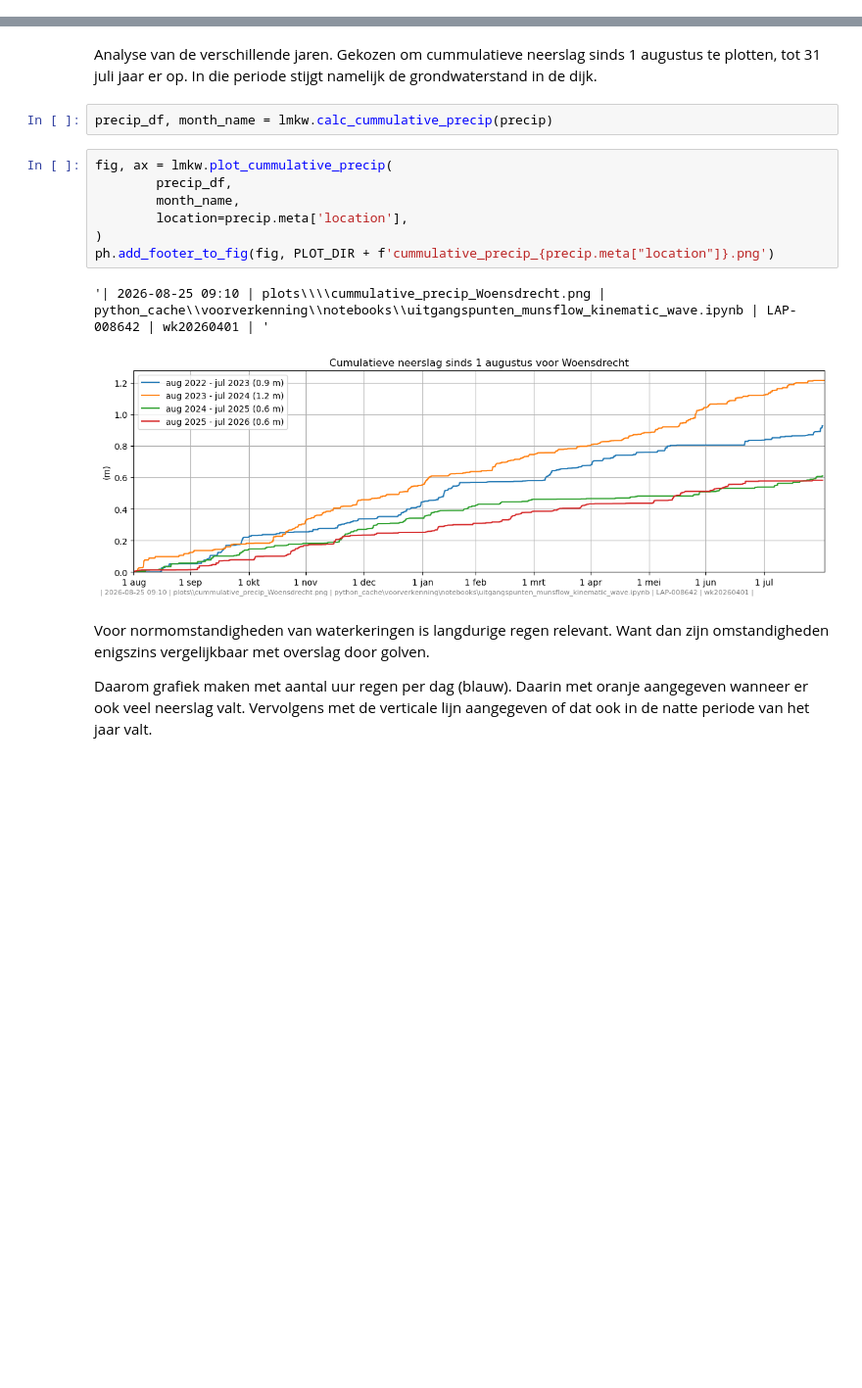
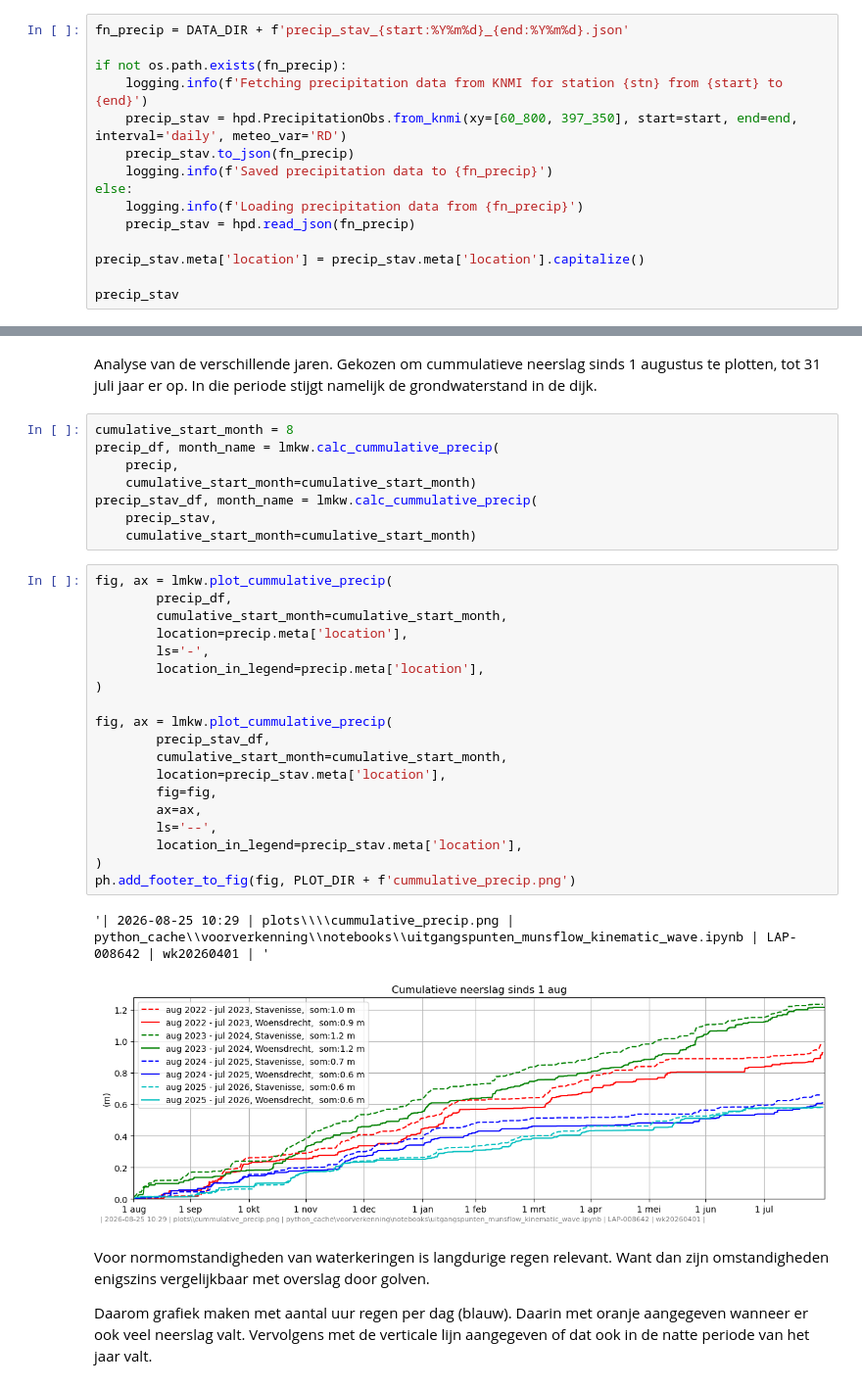
Before and after one commit to scheldestromen/voorverkenning, a Jupyter notebook: notebooks/uitgangspunten_munsflow_kinematic_wave.ipynb, the cells around one changed output, grey strips where cells are left out. Shown at 98% size. Cells and saved outputs as stored; diff of their text form; blank space fills up the shorter version.

Commit message:
precip

```diff
--- a/notebooks/uitgangspunten_munsflow_kinematic_wave.ipynb
+++ b/notebooks/uitgangspunten_munsflow_kinematic_wave.ipynb
@@ -60,3 +60,18 @@ precip.plot(figsize=(12, 4), title=f"Hourly precipitation at KNMI station {preci
 # %% [output]
 <Axes: title={'center': 'Hourly precipitation at KNMI station Woensdrecht\nUursom van de neerslag (in m) (0 voor <0.05mm) '}>
 [figure]
+# %%
+fn_precip = DATA_DIR + f'precip_stav_{start:%Y%m%d}_{end:%Y%m%d}.json'
+
+if not os.path.exists(fn_precip):
+    logging.info(f'Fetching precipitation data from KNMI for station {stn} from {start} to {end}')
+    precip_stav = hpd.PrecipitationObs.from_knmi(xy=[60_800, 397_350], start=start, end=end, interval='daily', meteo_var='RD')
+    precip_stav.to_json(fn_precip)
+    logging.info(f'Saved precipitation data to {fn_precip}')
+else:
+    logging.info(f'Loading precipitation data from {fn_precip}')
+    precip_stav = hpd.read_json(fn_precip)
+
+precip_stav.meta['location'] = precip_stav.meta['location'].capitalize()
+
+precip_stav
@@ -126,17 +166,35 @@ df_profiles.loc[:, ['dp'] + df_profiles.columns[df_profiles.columns.str.contains
 # %% [markdown]
 Analyse van de verschillende jaren. Gekozen om cummulatieve neerslag sinds 1 augustus te plotten, tot 31 juli jaar er op. In die periode stijgt namelijk de grondwaterstand in de dijk.
 # %%
-precip_df, month_name = lmkw.calc_cummulative_precip(precip)
+cumulative_start_month = 8
+precip_df, month_name = lmkw.calc_cummulative_precip(
+    precip,
+    cumulative_start_month=cumulative_start_month)
+precip_stav_df, month_name = lmkw.calc_cummulative_precip(
+    precip_stav,
+    cumulative_start_month=cumulative_start_month)
 # %%
 fig, ax = lmkw.plot_cummulative_precip(
         precip_df,
-        month_name,
+        cumulative_start_month=cumulative_start_month,
         location=precip.meta['location'],
+        ls='-',
+        location_in_legend=precip.meta['location'],
 )
-ph.add_footer_to_fig(fig, PLOT_DIR + f'cummulative_precip_{precip.meta["location"]}.png')
+
+fig, ax = lmkw.plot_cummulative_precip(
+        precip_stav_df,
+        cumulative_start_month=cumulative_start_month,
+        location=precip_stav.meta['location'],
+        fig=fig,
+        ax=ax,
+        ls='--',
+        location_in_legend=precip_stav.meta['location'],
+)
+ph.add_footer_to_fig(fig, PLOT_DIR + f'cummulative_precip.png')
 # %% [output]
-'| 2026-08-25 09:10 | plots\\\\cummulative_precip_Woensdrecht.png | python_cache\\voorverkenning\\notebooks\\uitgangspunten_munsflow_kinematic_wave.ipynb | LAP-008642 | wk20260401 | '
+'| 2026-08-25 10:29 | plots\\\\cummulative_precip.png | python_cache\\voorverkenning\\notebooks\\uitgangspunten_munsflow_kinematic_wave.ipynb | LAP-008642 | wk20260401 | '
-[figure, old version]
+[figure, new version]
 # %% [markdown]
 Voor normomstandigheden van waterkeringen is langdurige regen relevant. Want dan zijn omstandigheden enigszins vergelijkbaar met overslag door golven.
 
```
Also changed, not shown: parts of 6 cells of this notebook, 3 other files.
